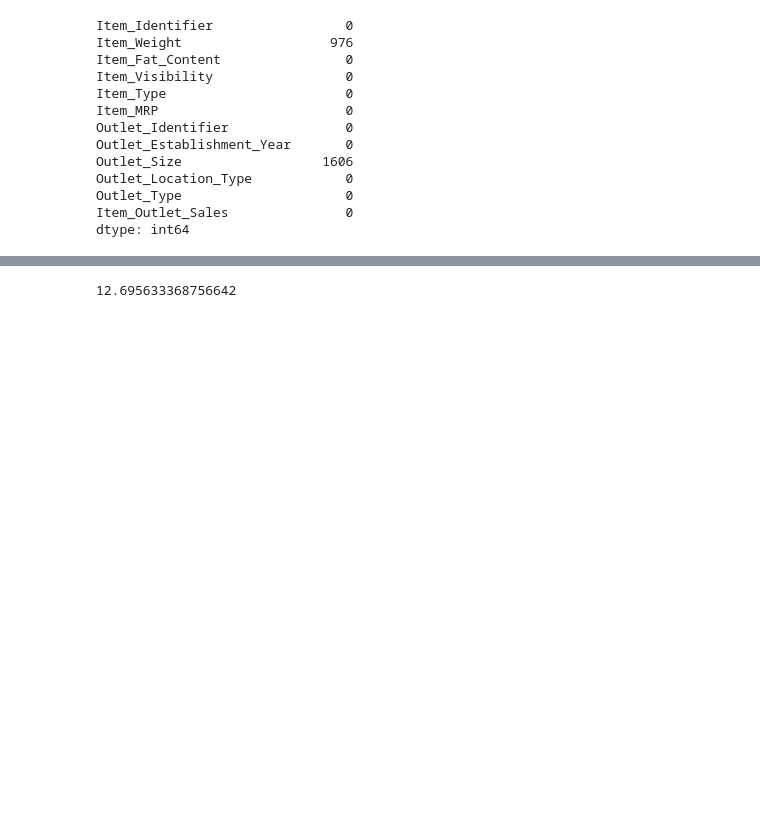
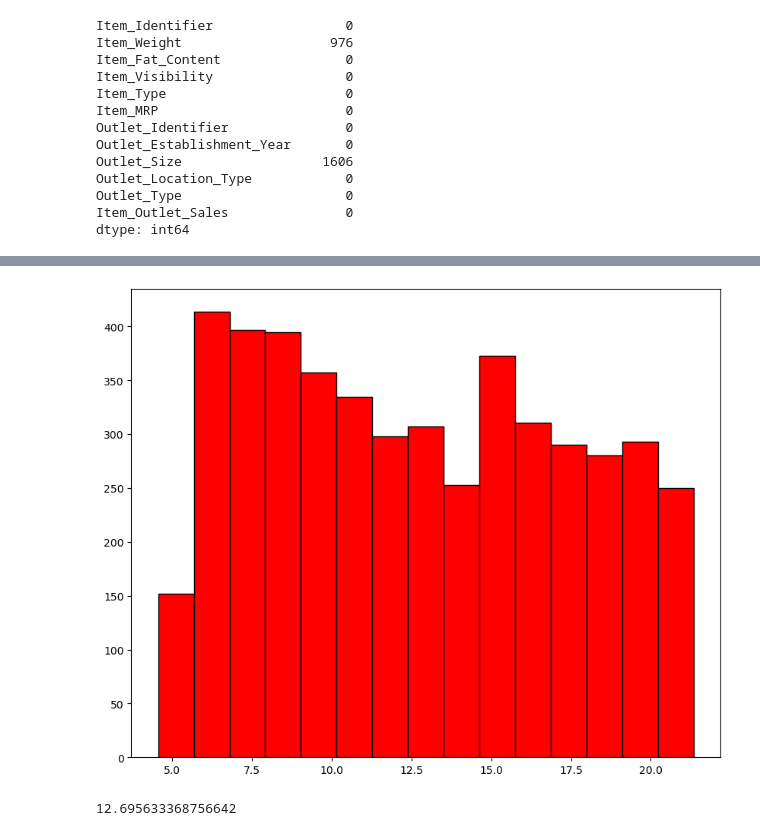
Before and after one commit to gargdivyansh1/MachineLearningProjects, a Jupyter notebook: Big Mart Sales Prediction/first.ipynb, the cells around one changed output, grey strips where cells are left out. Cells and saved outputs as stored; diff of their text form; code cells hidden in the pictures; blank space fills up the shorter version.

```diff
--- a/Big Mart Sales Prediction/first.ipynb
+++ b/Big Mart Sales Prediction/first.ipynb
@@ -84,0 +107,6 @@ dtype: int64
+# %%
+plt.figure(figsize=(10, 8))
+plt.hist(mart_data['Item_Weight'], bins=15, color='red', edgecolor='black')
+plt.show()
+# %% [output]
+[figure, added]
```
Also changed, not shown: parts of 17 cells of this notebook.
